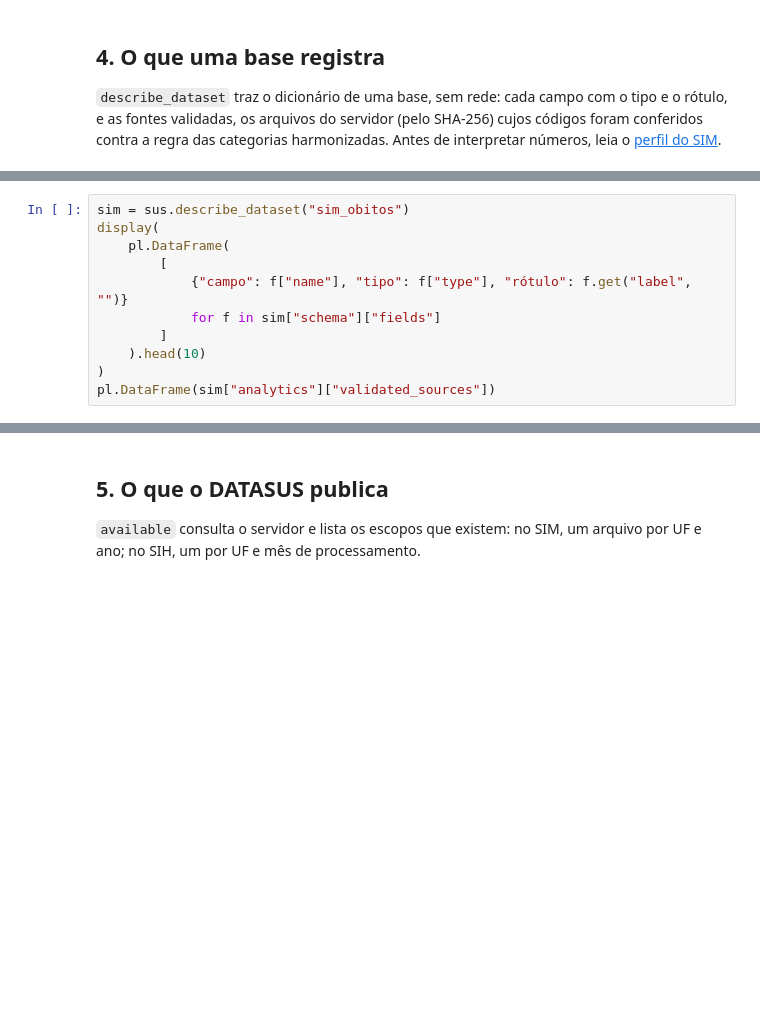
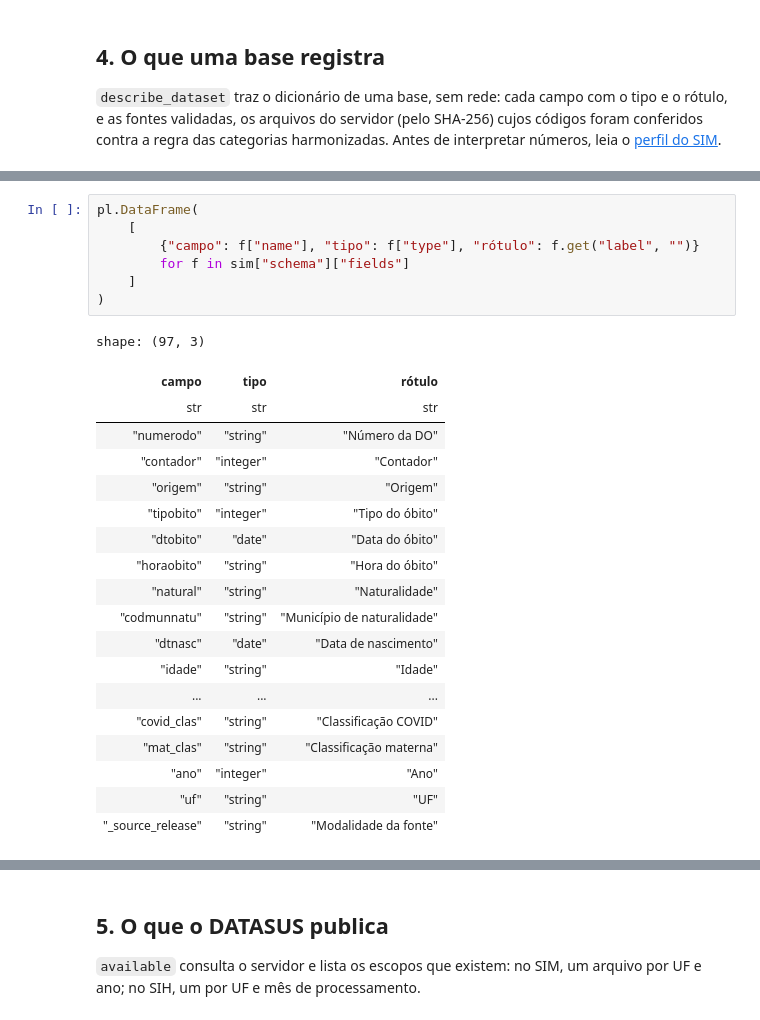
Before and after one commit to raphaelfh/omnisus, a Jupyter notebook: notebooks/colab.ipynb, the cells around one changed output, grey strips where cells are left out. Drawn from its saved outputs; the diff is of its cells as text; blank space fills up the shorter version.

```diff
--- a/notebooks/colab.ipynb
+++ b/notebooks/colab.ipynb
@@ -75,11 +112,27 @@ números, leia o [perfil do SIM](https://raphaelfh.github.io/omnisus/sources/sim
 # %%
-sim = sus.describe_dataset("sim_obitos")
-display(
-    pl.DataFrame(
-        [
-            {"campo": f["name"], "tipo": f["type"], "rótulo": f.get("label", "")}
-            for f in sim["schema"]["fields"]
-        ]
-    ).head(10)
+pl.DataFrame(
+    [
+        {"campo": f["name"], "tipo": f["type"], "rótulo": f.get("label", "")}
+        for f in sim["schema"]["fields"]
+    ]
 )
-pl.DataFrame(sim["analytics"]["validated_sources"])
+# %% [output]
+shape: (97, 3)
+| campo | tipo | rótulo |
+| str | str | str |
+| "numerodo" | "string" | "Número da DO" |
+| "contador" | "integer" | "Contador" |
+| "origem" | "string" | "Origem" |
+| "tipobito" | "integer" | "Tipo do óbito" |
+| "dtobito" | "date" | "Data do óbito" |
+| "horaobito" | "string" | "Hora do óbito" |
+| "natural" | "string" | "Naturalidade" |
+| "codmunnatu" | "string" | "Município de naturalidade" |
+| "dtnasc" | "date" | "Data de nascimento" |
+| "idade" | "string" | "Idade" |
+| ... | ... | ... |
+| "covid_clas" | "string" | "Classificação COVID" |
+| "mat_clas" | "string" | "Classificação materna" |
+| "ano" | "integer" | "Ano" |
+| "uf" | "string" | "UF" |
+| "_source_release" | "string" | "Modalidade da fonte" |
```
Also changed, not shown: parts of 16 cells of this notebook, 3 other files.
